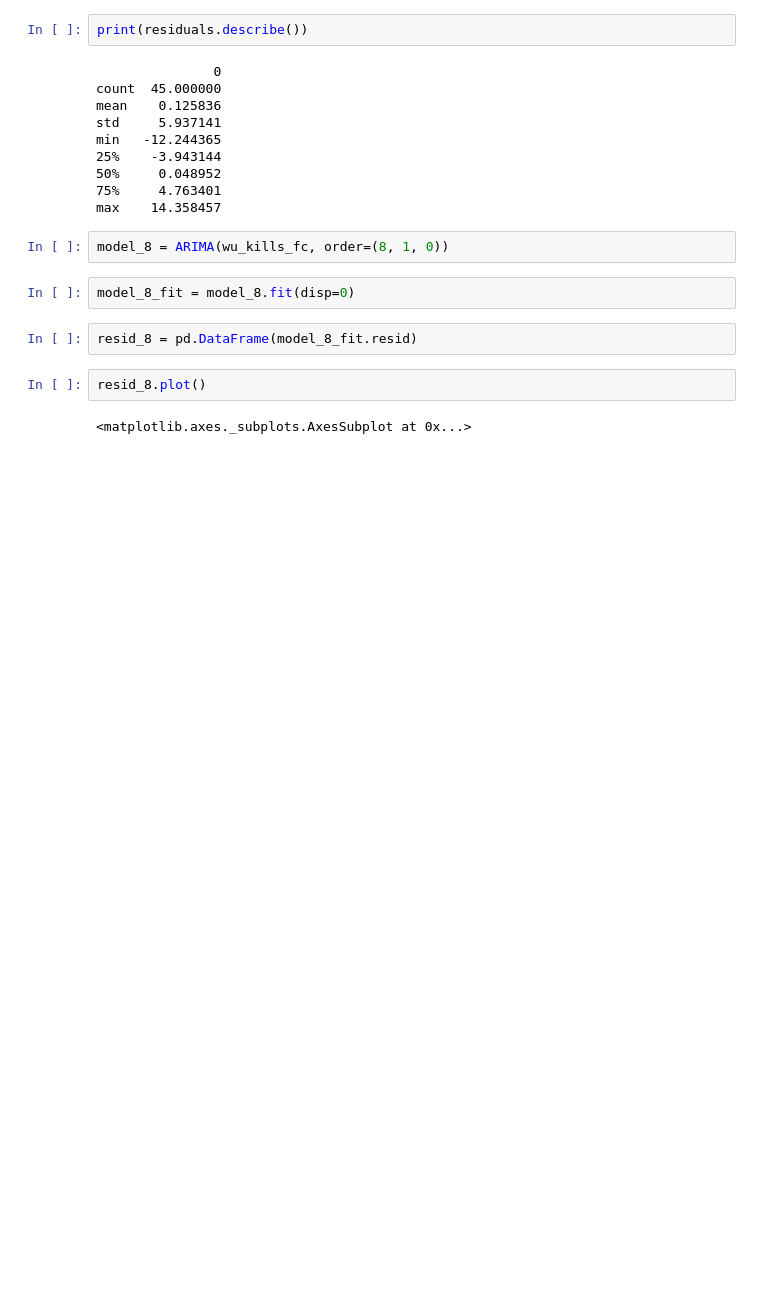
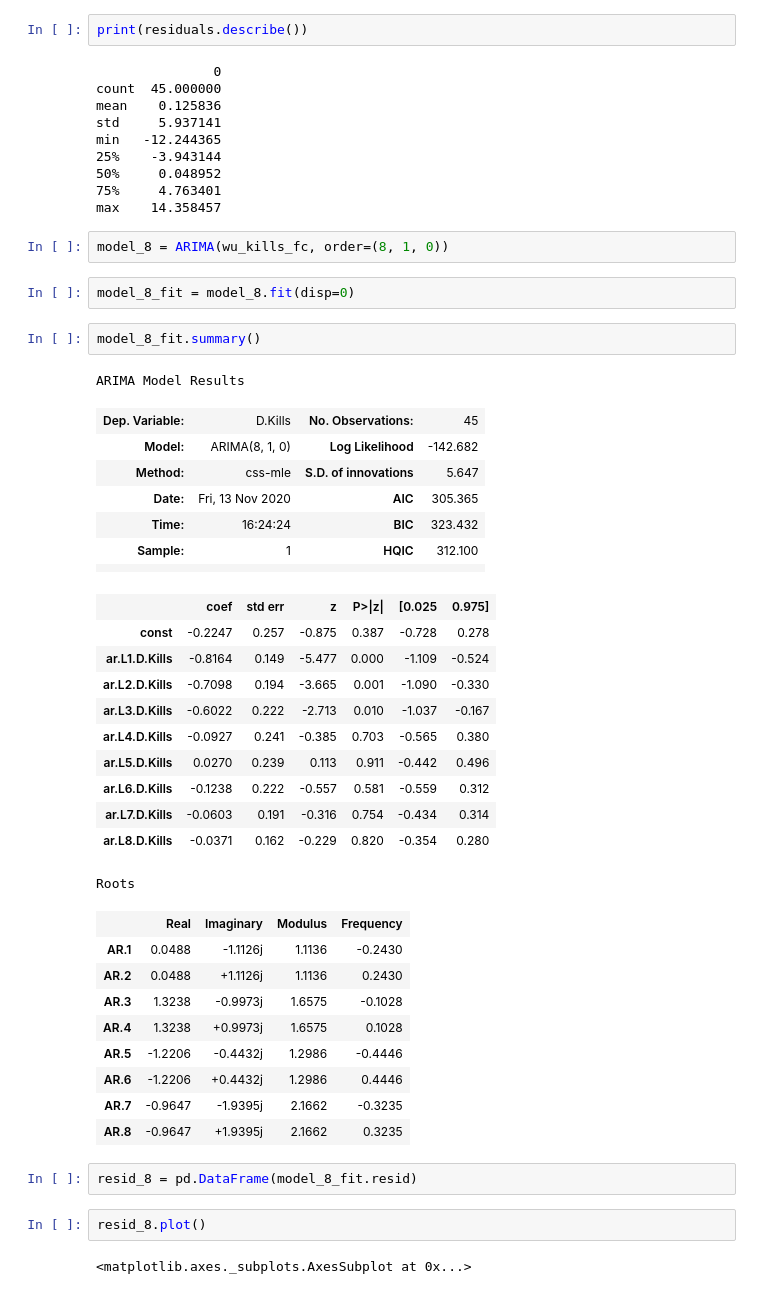
Before and after one commit to ryankirkland/cod_scraper, a Jupyter notebook: Player_EDA.ipynb, the cells around one changed output. Drawn from its saved outputs; the diff is of its cells as text; blank space fills up the shorter version.

```diff
--- a/Player_EDA.ipynb
+++ b/Player_EDA.ipynb
@@ -414,6 +434,37 @@ max    14.358457
 model_8 = ARIMA(wu_kills_fc, order=(8, 1, 0))
 # %%
 model_8_fit = model_8.fit(disp=0)
+# %%
+model_8_fit.summary()
+# %% [output]
+ARIMA Model Results
+| Dep. Variable: | D.Kills | No. Observations: | 45 |
+| Model: | ARIMA(8, 1, 0) | Log Likelihood | -142.682 |
+| Method: | css-mle | S.D. of innovations | 5.647 |
+| Date: | Fri, 13 Nov 2020 | AIC | 305.365 |
+| Time: | 16:24:24 | BIC | 323.432 |
+| Sample: | 1 | HQIC | 312.100 |
+|  |  |  |  |
+|  | coef | std err | z | P>|z| | [0.025 | 0.975] |
+| const | -0.2247 | 0.257 | -0.875 | 0.387 | -0.728 | 0.278 |
+| ar.L1.D.Kills | -0.8164 | 0.149 | -5.477 | 0.000 | -1.109 | -0.524 |
+| ar.L2.D.Kills | -0.7098 | 0.194 | -3.665 | 0.001 | -1.090 | -0.330 |
+| ar.L3.D.Kills | -0.6022 | 0.222 | -2.713 | 0.010 | -1.037 | -0.167 |
+| ar.L4.D.Kills | -0.0927 | 0.241 | -0.385 | 0.703 | -0.565 | 0.380 |
+| ar.L5.D.Kills | 0.0270 | 0.239 | 0.113 | 0.911 | -0.442 | 0.496 |
+| ar.L6.D.Kills | -0.1238 | 0.222 | -0.557 | 0.581 | -0.559 | 0.312 |
+| ar.L7.D.Kills | -0.0603 | 0.191 | -0.316 | 0.754 | -0.434 | 0.314 |
+| ar.L8.D.Kills | -0.0371 | 0.162 | -0.229 | 0.820 | -0.354 | 0.280 |
+Roots
+|  | Real | Imaginary | Modulus | Frequency |
+| AR.1 | 0.0488 | -1.1126j | 1.1136 | -0.2430 |
+| AR.2 | 0.0488 | +1.1126j | 1.1136 | 0.2430 |
+| AR.3 | 1.3238 | -0.9973j | 1.6575 | -0.1028 |
+| AR.4 | 1.3238 | +0.9973j | 1.6575 | 0.1028 |
+| AR.5 | -1.2206 | -0.4432j | 1.2986 | -0.4446 |
+| AR.6 | -1.2206 | +0.4432j | 1.2986 | 0.4446 |
+| AR.7 | -0.9647 | -1.9395j | 2.1662 | -0.3235 |
+| AR.8 | -0.9647 | +1.9395j | 2.1662 | 0.3235 |
 # %%
 resid_8 = pd.DataFrame(model_8_fit.resid)
 # %%
```
Also changed, not shown: parts of 15 cells of this notebook.
